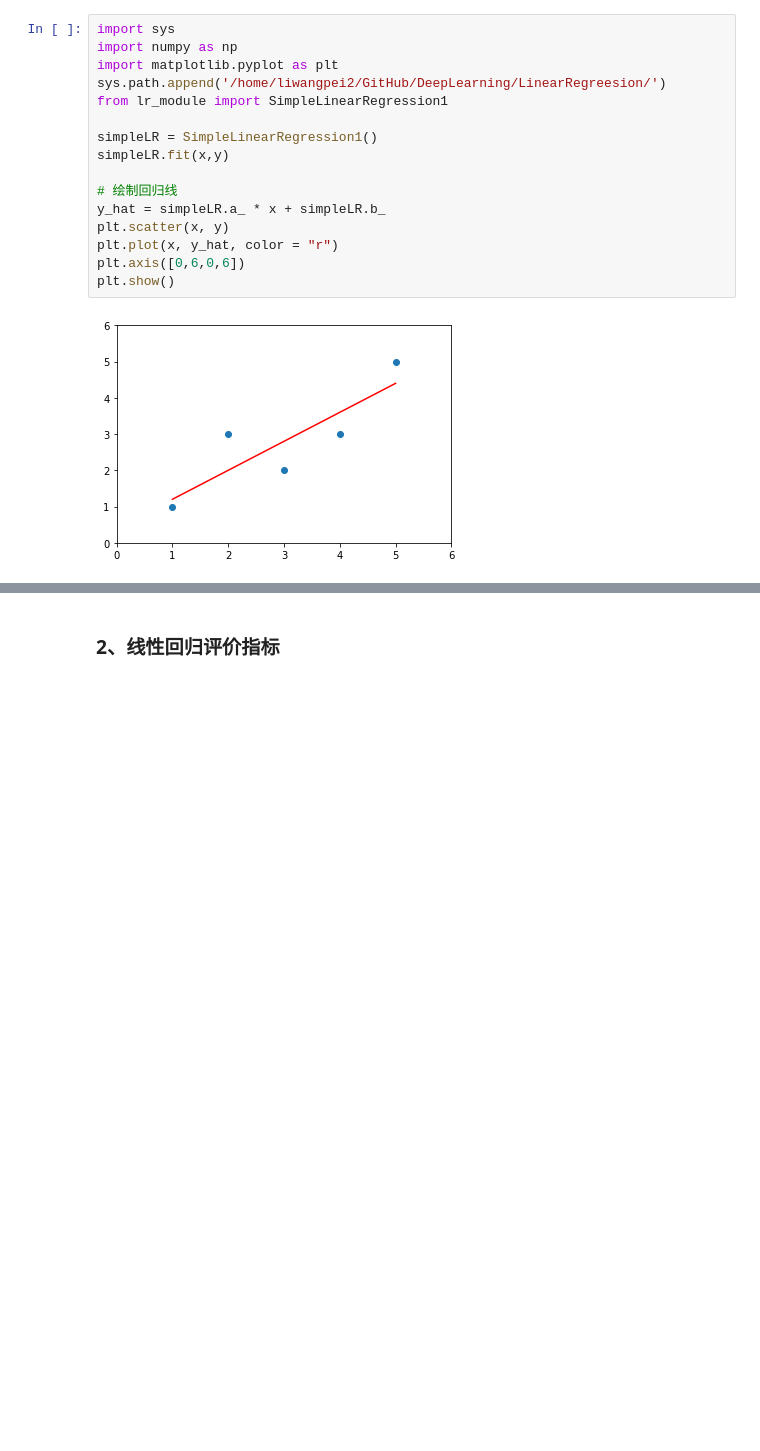
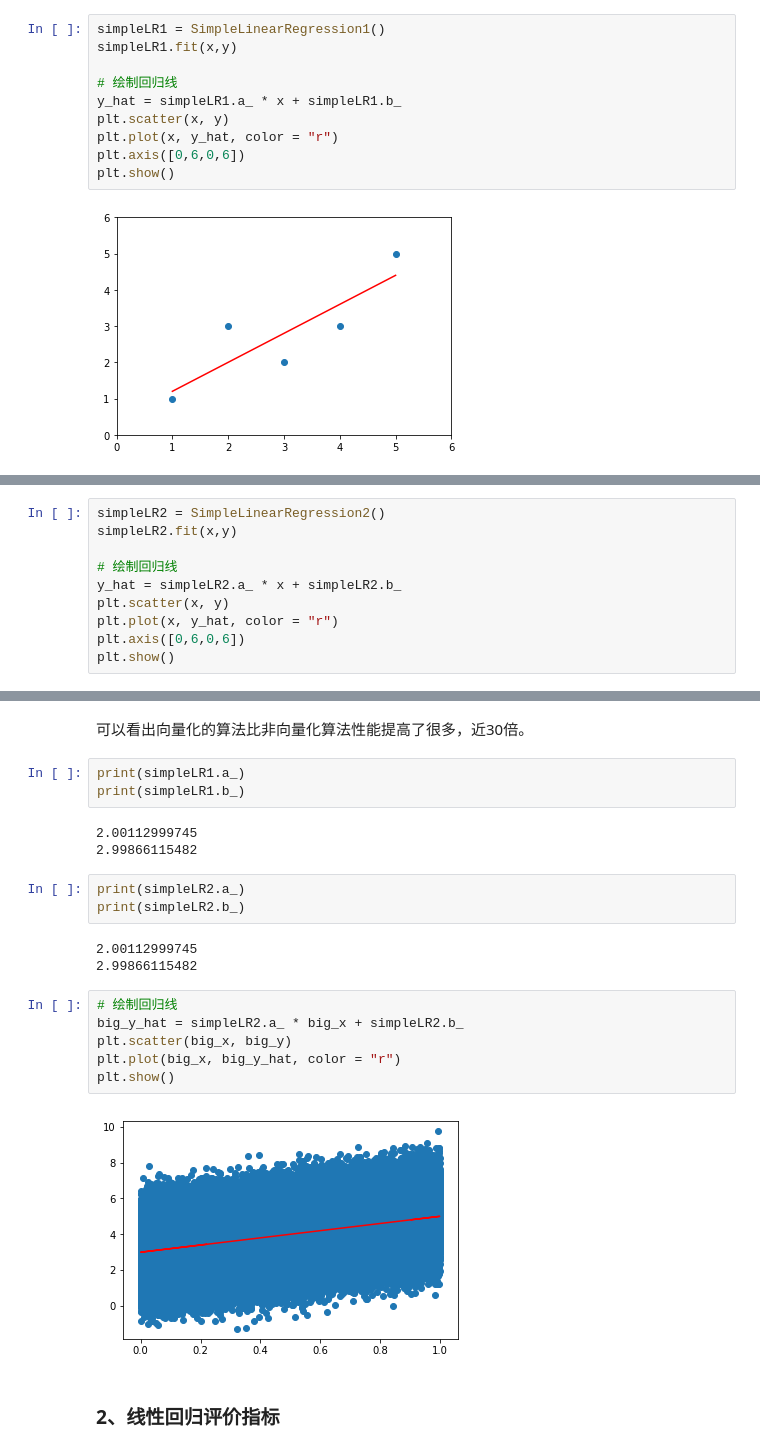
Before and after one commit to buyanxi/DeepLearning, a Jupyter notebook: LinearRegreesion/LinearRegreesion.ipynb, the cells around one changed output, grey strips where cells are left out. Drawn from its saved outputs; the diff is of its cells as text; blank space fills up the shorter version.

```diff
--- a/LinearRegreesion/LinearRegreesion.ipynb
+++ b/LinearRegreesion/LinearRegreesion.ipynb
@@ -193,15 +247,9 @@ class SimpleLinearRegression1:
 # %%
-import sys
-import numpy as np
-import matplotlib.pyplot as plt
-sys.path.append('/home/liwangpei2/GitHub/DeepLearning/LinearRegreesion/')
-from lr_module import SimpleLinearRegression1
-
-simpleLR = SimpleLinearRegression1()
-simpleLR.fit(x,y)
+simpleLR1 = SimpleLinearRegression1()
+simpleLR1.fit(x,y)
 
 # 绘制回归线
-y_hat = simpleLR.a_ * x + simpleLR.b_
+y_hat = simpleLR1.a_ * x + simpleLR1.b_
 plt.scatter(x, y)
 plt.plot(x, y_hat, color = "r")
 plt.axis([0,6,0,6])
@@ -217,0 +267,10 @@ print(y_predict_array)
+# %%
+simpleLR2 = SimpleLinearRegression2()
+simpleLR2.fit(x,y)
+
+# 绘制回归线
+y_hat = simpleLR2.a_ * x + simpleLR2.b_
+plt.scatter(x, y)
+plt.plot(x, y_hat, color = "r")
+plt.axis([0,6,0,6])
+plt.show()
@@ -218,3 +303,25 @@ print(y_predict_array)
+# %% [markdown]
+可以看出向量化的算法比非向量化算法性能提高了很多，近30倍。
+# %%
+print(simpleLR1.a_)
+print(simpleLR1.b_)
+# %% [output]
+2.00112999745
+2.99866115482
+# %%
+print(simpleLR2.a_)
+print(simpleLR2.b_)
+# %% [output]
+2.00112999745
+2.99866115482
+# %%
+# 绘制回归线
+big_y_hat = simpleLR2.a_ * big_x + simpleLR2.b_
+plt.scatter(big_x, big_y)
+plt.plot(big_x, big_y_hat, color = "r")
+plt.show()
+# %% [output]
+[figure, added]
 # %% [markdown]
 ###  2、线性回归评价指标
 # %% [markdown]
```
Also changed, not shown: parts of 12 cells of this notebook, 1 other file.
